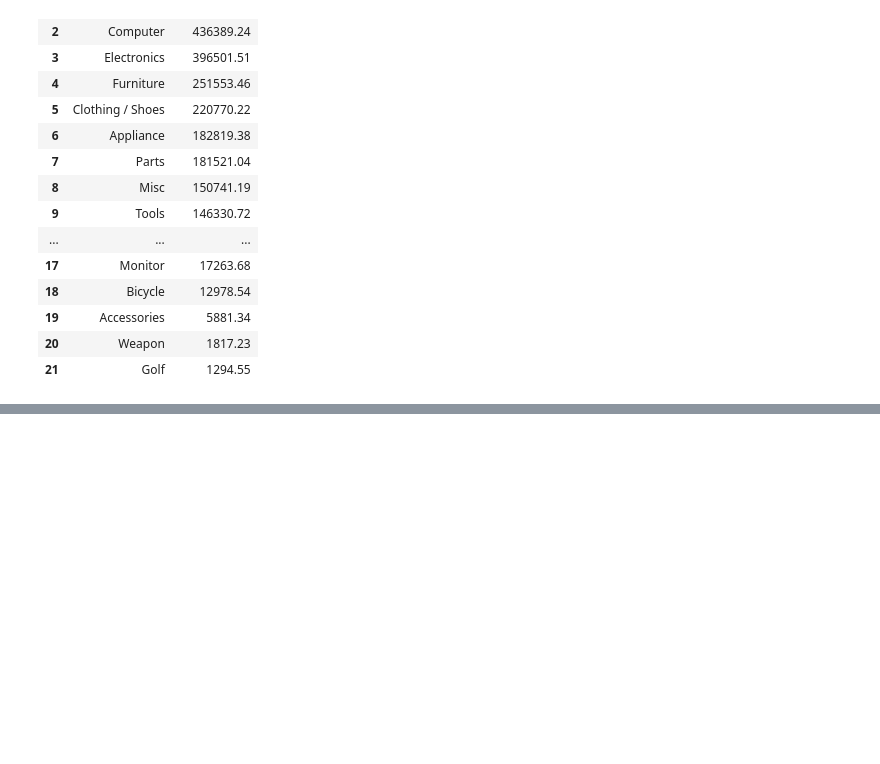
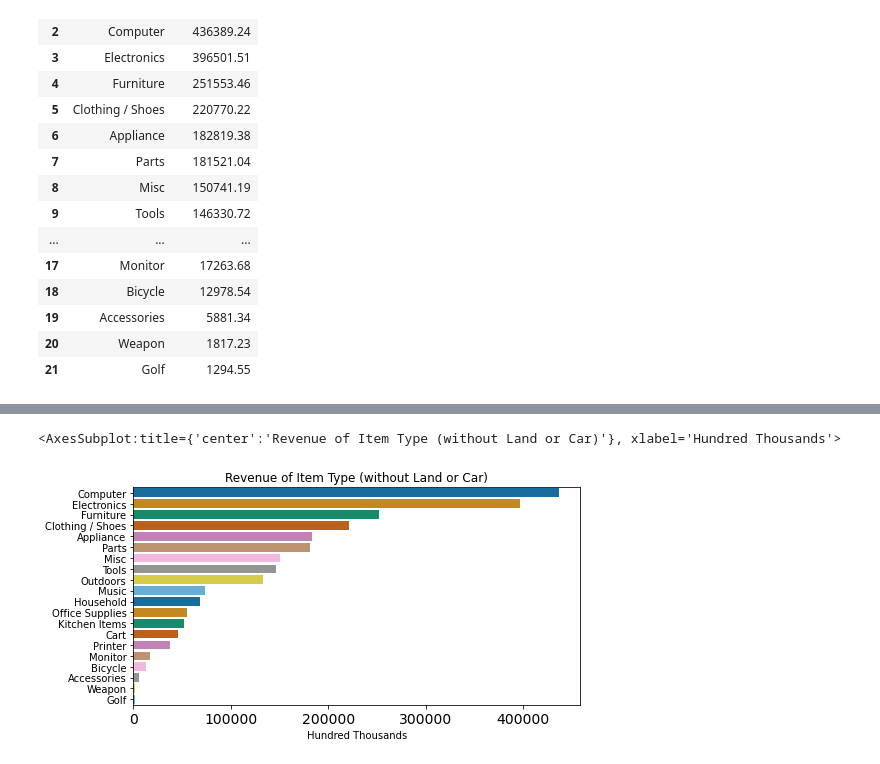
Before and after one commit to ausifer/nashville-gov-selling-stuff, a Jupyter notebook: notebooks/nashville_gov_selling_stuff.ipynb, the cells around one changed output, grey strips where cells are left out. Cells and saved outputs as stored; diff of their text form; code cells hidden in the pictures; blank space fills up the shorter version.

```diff
--- a/notebooks/nashville_gov_selling_stuff.ipynb
+++ b/notebooks/nashville_gov_selling_stuff.ipynb
@@ -535,0 +451,18 @@ ax
+# %%
+# item_type_rev_no_land_or_car
+
+item_type_rev_no_land_or_car = item_type_rev_no_land[item_type_rev_no_land['Item_Type']!='Car']
+ax = sns.barplot(y="Item_Type", x='Net Sales', palette='colorblind', data=item_type_rev_no_land_or_car)
+# ax.set_xticklabels(ax.get_xticklabels(), rotation=35, ha="right")
+# plt.rcParams["xtick.labelsize"] = 14
+# plt.rcParams["figure.figsize"] = (8, 4)
+plt.ylabel("")
+plt.title("Revenue of Item Type (without Land or Car)")
+plt.xlabel("Hundred Thousands")
+# max_ct_item_type_rev_no_land = "$"+str(round(max(item_type_rev_no_land_or_car['Net Sales']),2))
+# plt.text(0+0.2, 400000, max_ct_item_type_rev_no_land, horizontalalignment='left', size='medium', color='black', weight='semibold')
+
+ax
+# %% [output]
+<AxesSubplot:title={'center':'Revenue of Item Type (without Land or Car)'}, xlabel='Hundred Thousands'>
+[figure, added]
```
Also changed, not shown: parts of 24 cells of this notebook.
